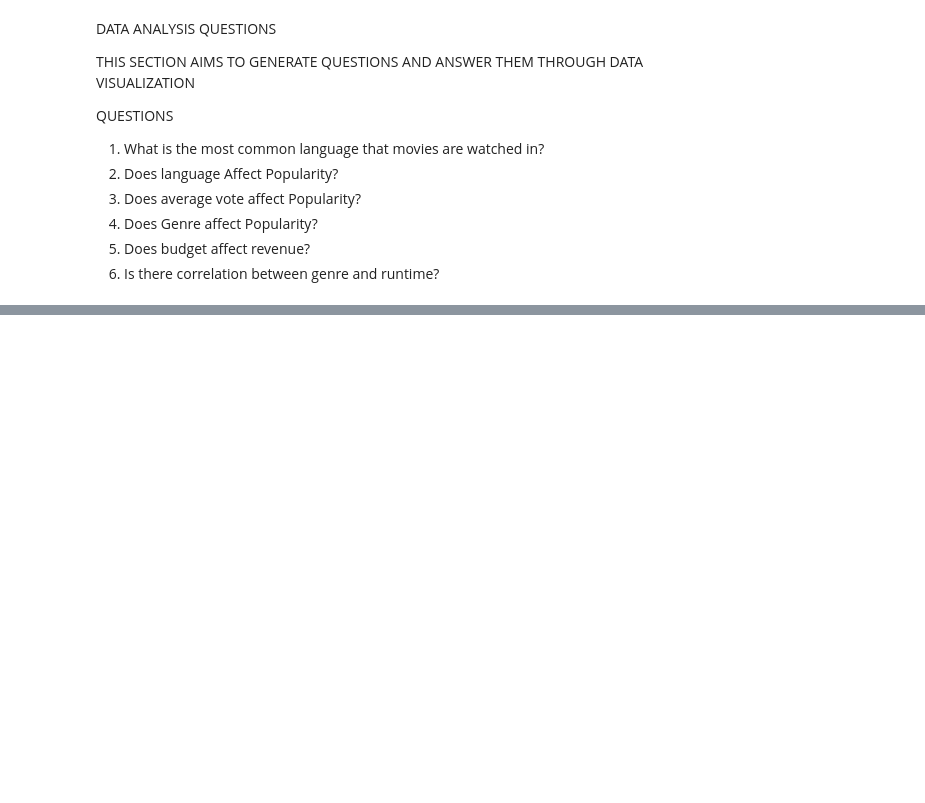
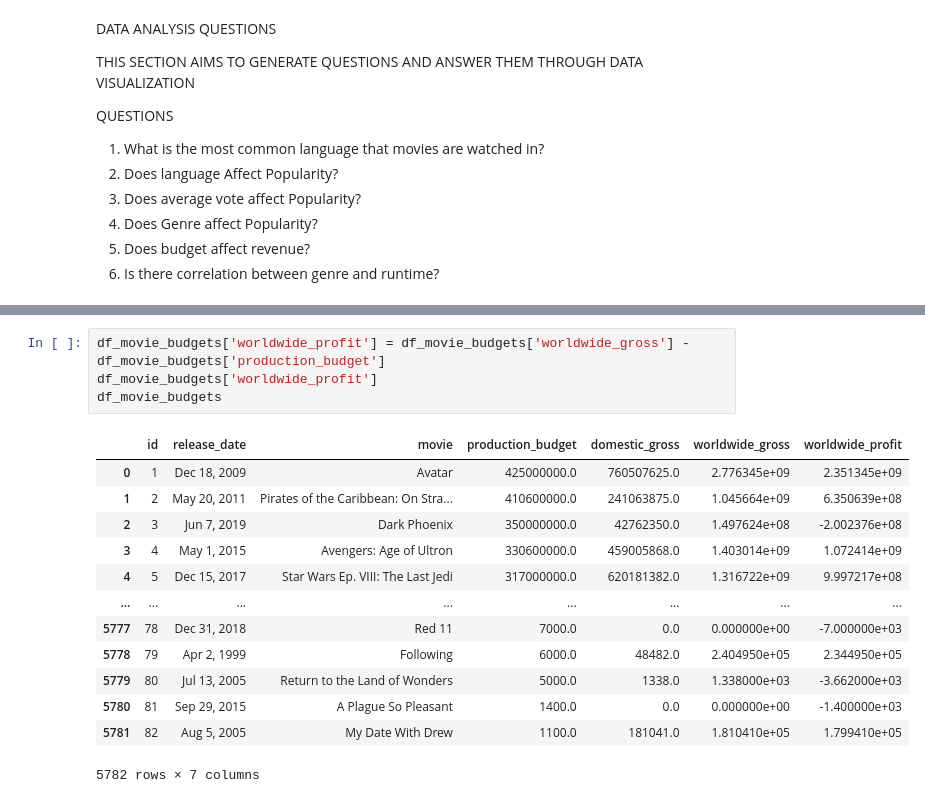
Before and after one commit to Mngambi/dsc-phase-1-project-v2-4, a Jupyter notebook: student.ipynb, the cells around one changed output, grey strips where cells are left out. Saved outputs shown, nothing was run; the diff lists cells and outputs as text; blank space fills up the shorter version.

```diff
--- a/student.ipynb
+++ b/student.ipynb
@@ -87,0 +353,18 @@ QUESTIONS
+# %%
+df_movie_budgets['worldwide_profit'] = df_movie_budgets['worldwide_gross'] - df_movie_budgets['production_budget']
+df_movie_budgets['worldwide_profit']
+df_movie_budgets
+# %% [output]
+|  | id | release_date | movie | production_budget | domestic_gross | worldwide_gross | worldwide_profit |
+| 0 | 1 | Dec 18, 2009 | Avatar | 425000000.0 | 760507625.0 | 2.776345e+09 | 2.351345e+09 |
+| 1 | 2 | May 20, 2011 | Pirates of the Caribbean: On Stra... | 410600000.0 | 241063875.0 | 1.045664e+09 | 6.350639e+08 |
+| 2 | 3 | Jun 7, 2019 | Dark Phoenix | 350000000.0 | 42762350.0 | 1.497624e+08 | -2.002376e+08 |
+| 3 | 4 | May 1, 2015 | Avengers: Age of Ultron | 330600000.0 | 459005868.0 | 1.403014e+09 | 1.072414e+09 |
+| 4 | 5 | Dec 15, 2017 | Star Wars Ep. VIII: The Last Jedi | 317000000.0 | 620181382.0 | 1.316722e+09 | 9.997217e+08 |
+| ... | ... | ... | ... | ... | ... | ... | ... |
+| 5777 | 78 | Dec 31, 2018 | Red 11 | 7000.0 | 0.0 | 0.000000e+00 | -7.000000e+03 |
+| 5778 | 79 | Apr 2, 1999 | Following | 6000.0 | 48482.0 | 2.404950e+05 | 2.344950e+05 |
+| 5779 | 80 | Jul 13, 2005 | Return to the Land of Wonders | 5000.0 | 1338.0 | 1.338000e+03 | -3.662000e+03 |
+| 5780 | 81 | Sep 29, 2015 | A Plague So Pleasant | 1400.0 | 0.0 | 0.000000e+00 | -1.400000e+03 |
+| 5781 | 82 | Aug 5, 2005 | My Date With Drew | 1100.0 | 181041.0 | 1.810410e+05 | 1.799410e+05 |
+5782 rows × 7 columns
```
Also changed, not shown: parts of 23 cells of this notebook.
